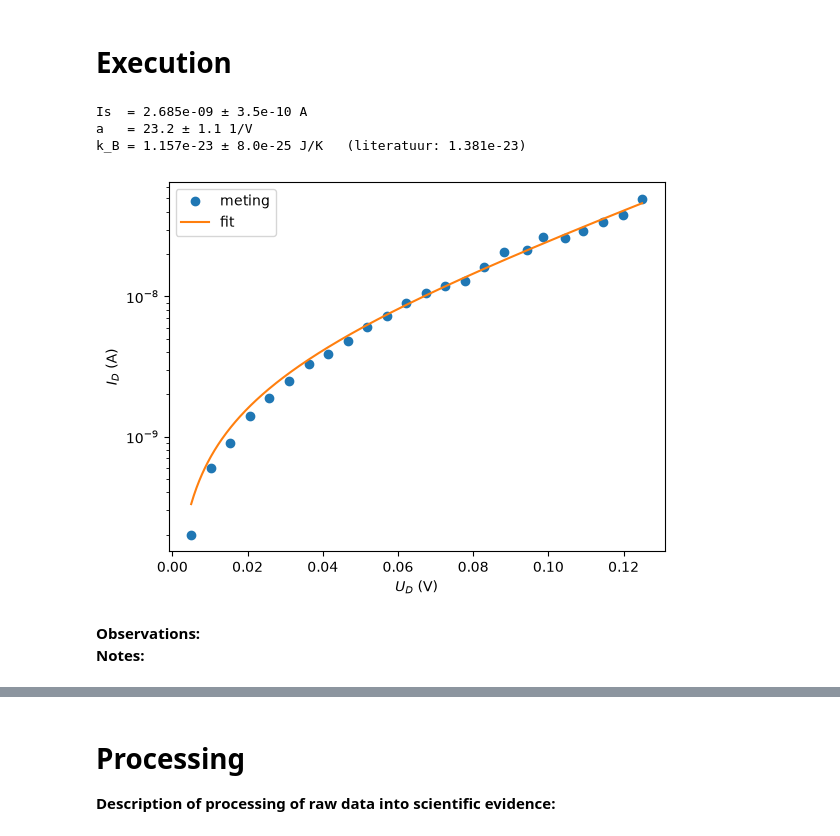
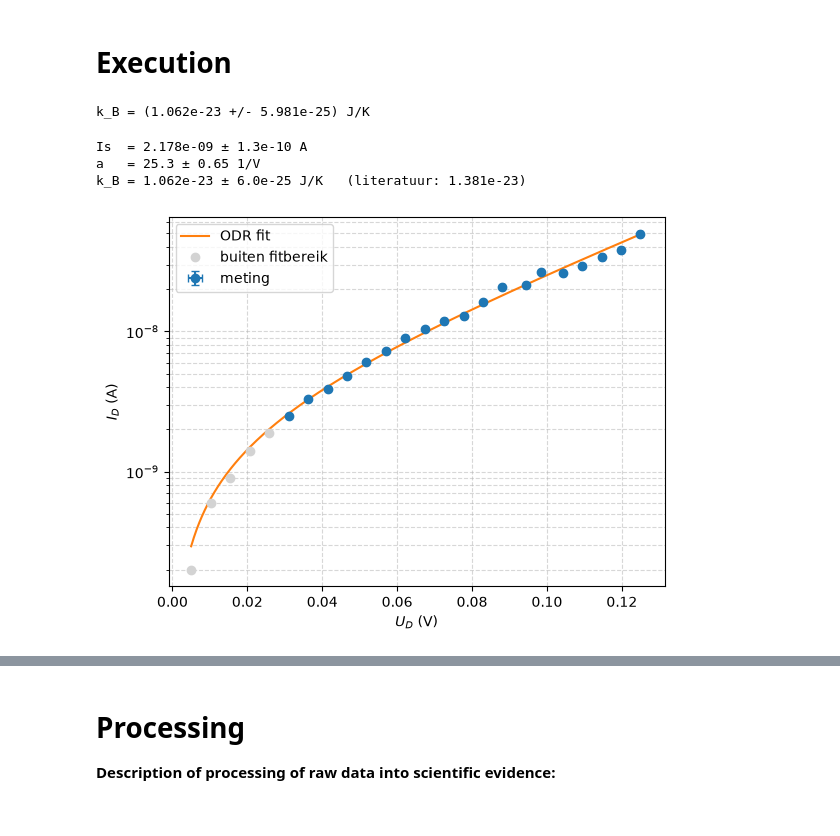
Before and after one commit to lara-thenn/IP2, a Jupyter notebook: bm-proef/BM_labjournaal.ipynb, the cells around one changed output, grey strips where cells are left out. Cells and saved outputs as stored; diff of their text form; code cells hidden in the pictures.

```diff
--- a/bm-proef/BM_labjournaal.ipynb
+++ b/bm-proef/BM_labjournaal.ipynb
@@ -44,11 +46,12 @@ from scipy.optimize import curve_fit
 # %% [markdown]
 # Execution
 # %%
-from scipy.constants import e as q
 
 def shockley(V, Is, a):
     return Is * (np.exp(a * V) - 1)
-
+def shockley_odr(B, V): # extra formula voor de odr functie
+    Is, a = B
+    return Is * (np.exp(a * V) - 1)
 # Deze functie zorgt ervoor dat we de juiste startwaarde vinden voor de fit
 # van de shockley functie
 def lijn(x, c, d):
@@ -71,44 +74,68 @@ USB = np.array([6.02, 5.77, 5.52, 5.26, 5.02, 4.74, 4.54, 4.24, 3.99, 3.74, 3.49
 VR1 = np.array([0.498, 0.379, 0.342, 0.295, 0.261, 0.266, 0.216, 0.208, 0.161, 0.129,
                 0.119, 0.105, 0.090, 0.072, 0.061, 0.048, 0.039, 0.033, 0.025, 0.019,
                 0.014, 0.009, 0.006, 0.002]) / 1e3
+delta_USB = 0.0050 * USB + 0.01
+sUSB      = delta_USB / np.sqrt(3)   # berekenen van de onzerkerheid per punt door specificaties van Dynatek en Thurlby 1905a
+delta_VR1 = 0.00015 * VR1 + (0.0003/1e3)
+sVR1      = delta_VR1 / np.sqrt(3)
+I_D = VR1 / R
+sI_D = sVR1 / R
+factor = R3 / (R2 + R3)
+U    = factor * USB
+U_D = U - VR1
+sU_D = np.sqrt((factor * sUSB)**2 + sVR1**2)
 
-I_D = VR1 / R
-U = R3 / (R2 + R3) * USB
-U_D = U - VR1
 
 # Voor het vinden van die startwaarde gebruiken we een fit met een rechte lijn, wat we in principe verwachten van de grafiek.
 # We willen alleen punten die boven de 0.03 uitkomen, I_d > 0 omdat je niet de log van <= 0 kan nemen.
 # p0 rekent de parameters om naar waarden die passen bij de shockley functie
 
 mask = (U_D > 0.03) & (I_D > 0)
-(c, d), _ = curve_fit(lijn, U_D[mask], np.log10(I_D[mask]))
+mask = (U_D > 0.03) & (I_D > sI_D) # extra mask voor de onzerkerheden
+
+(c, d), _ = curve_fit(lijn, U_D[mask], np.log10(I_D[mask])) # uitvoeren van curvefit
 p0 = [10 ** d, c / np.log10(np.e)]
 
-# De daadwerkelijke fit op de Shockley functie
-popt, pcov = curve_fit(shockley, U_D, I_D, p0=p0)
-Is, a = popt
-sIs, sa = np.sqrt(np.diag(pcov))
+model = odr.Model(shockley_odr) # het gebruiken van odr pakket voor onzerkerheid
+data  = odr.RealData(U_D, I_D, sx=sU_D, sy=sI_D)
+myodr = odr.ODR(data, model, beta0=p0)
+output = myodr.run()
+
+Is, a = output.beta
+sIs, sa = output.sd_beta  # Standaardfouten op de fitparameters
+
+# --- 6. Constante van Boltzmann met onzekerheid ---
+kB  = q / (a * n * T)
+skB = kB * np.sqrt((sa / a)**2 + (sn / n)**2 + (sT / T)**2)
 
 # Constante van Boltzmann met onzekerheid
 kB  = q / (a * n * T)
 skB = kB * np.sqrt((sa / a)**2 + (sn / n)**2 + (sT / T)**2)
 
-print(f"Is  = {Is:.3e} ± {sIs:.1e} A")
-print(f"a   = {a:.3g} ± {sa:.2g} 1/V")
-print(f"k_B = {kB:.3e} ± {skB:.1e} J/K   (literatuur: 1.381e-23)")
 
 V = np.linspace(U_D.min(), U_D.max(), 500)
-plt.semilogy(U_D, I_D, 'o', label='meting')
-plt.semilogy(V, shockley(V, *popt), label='fit')
-plt.xlabel('$U_D$ (V)')
-plt.ylabel('$I_D$ (A)')
-plt.legend()
-plt.show()
 # %% [output]
-Is  = 2.685e-09 ± 3.5e-10 A
-a   = 23.2 ± 1.1 1/V
-k_B = 1.157e-23 ± 8.0e-25 J/K   (literatuur: 1.381e-23)
+k_B = (1.062e-23 +/- 5.981e-25) J/K
-[figure, removed]
-# %% [markdown]
-**Observations:**
-**Notes:**
+# %%
+#printen van uitgekomen resultaten
+print(f"Is  = {Is:.3e} ± {sIs:.1e} A")
+print(f"a   = {a:.3g} ± {sa:.2g} 1/V")
+print(f"k_B = {kB:.3e} ± {skB:.1e} J/K   (literatuur: 1.381e-23)")
+
+#plotten van de functies met errorbars
+plt.errorbar(U_D[mask], I_D[mask], xerr=sU_D[mask], yerr=sI_D[mask], fmt='o', capsize=3, label='meting')
+plt.yscale('log')
+
+plt.plot(V, shockley(V, *output.beta), label='ODR fit')
+plt.plot(U_D[~mask], I_D[~mask], 'o', color='lightgray', label='buiten fitbereik')
+
+plt.xlabel('$U_D$ (V)')
+plt.ylabel('$I_D$ (A)')
+plt.legend()
+plt.grid(True, which="both", ls="--", alpha=0.5)
+plt.show()
+# %% [output]
+Is  = 2.178e-09 ± 1.3e-10 A
+a   = 25.3 ± 0.65 1/V
+k_B = 1.062e-23 ± 6.0e-25 J/K   (literatuur: 1.381e-23)
+[figure, added]
```
Also changed, not shown: parts of 2 cells of this notebook, 2 other files.
